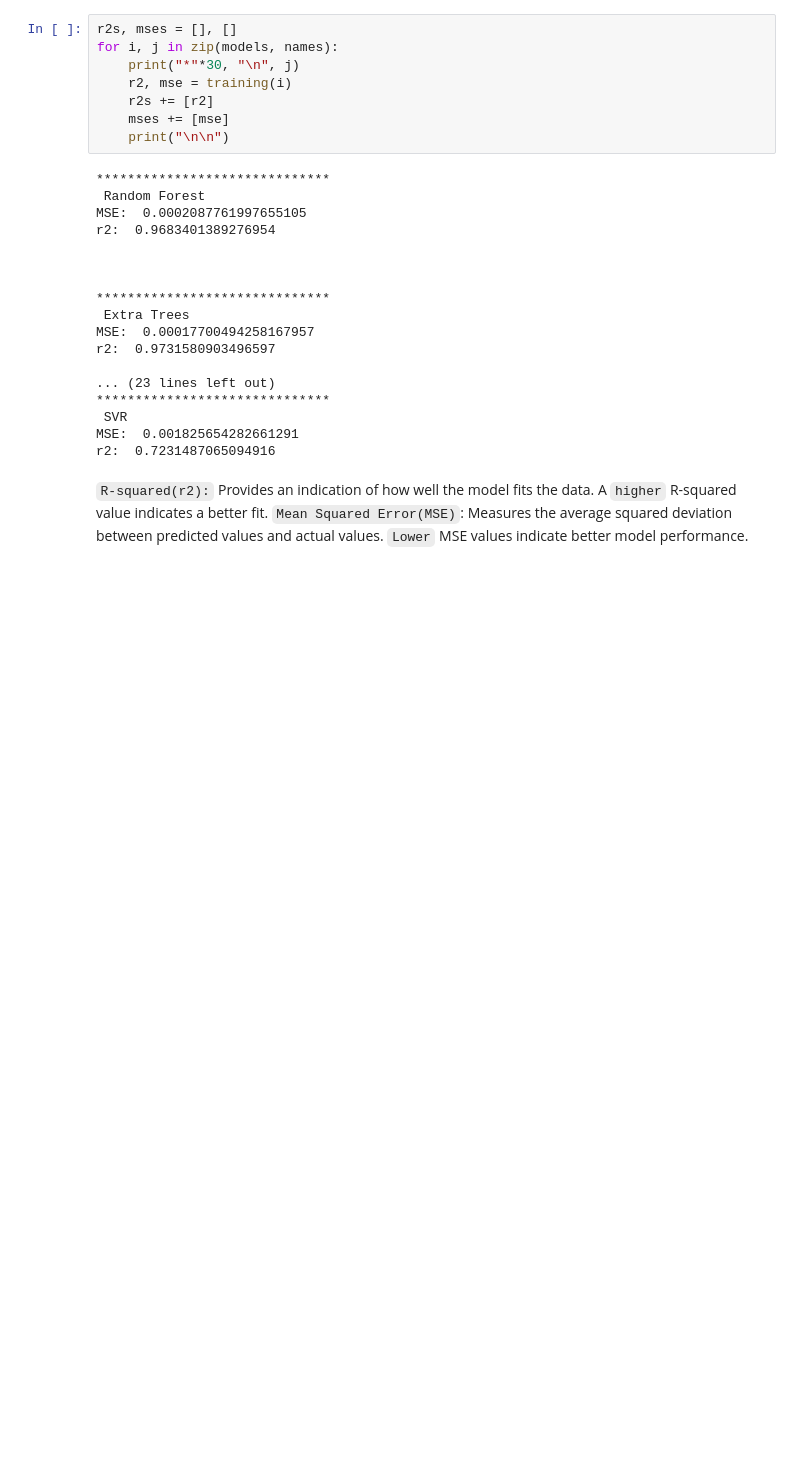
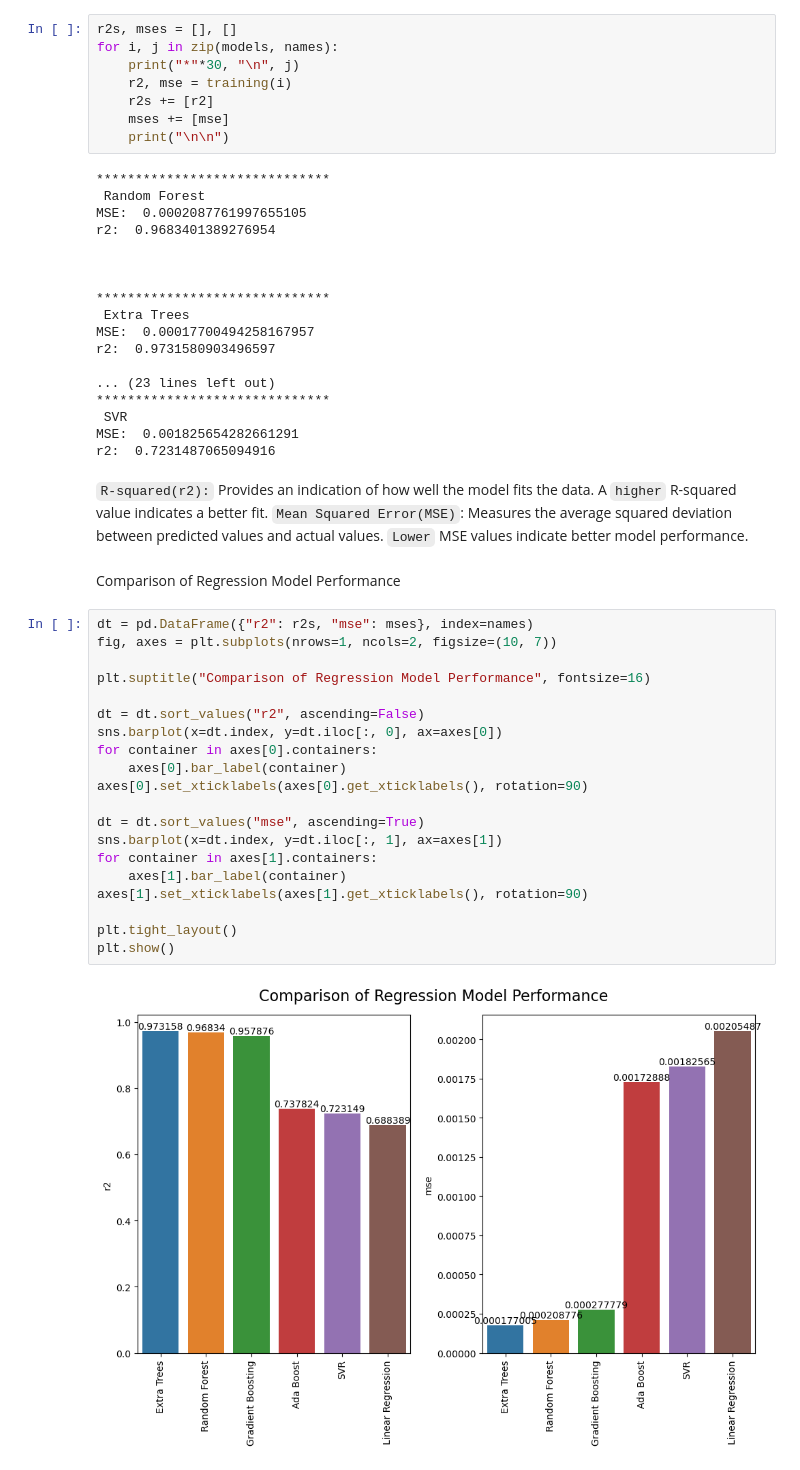
Before and after one commit to NANITH777/Car-Price-Prediction, a Jupyter notebook: car.ipynb, the cells around one changed output. Drawn from its saved outputs; the diff is of its cells as text; blank space fills up the shorter version.

Commit message:
Comparison of Regression Model Performance

```diff
--- a/car.ipynb
+++ b/car.ipynb
@@ -551,3 +551,27 @@ r2:  0.7231487065094916
 # %% [markdown]
 `R-squared(r2):` Provides an indication of how well the model fits the data. A `higher` R-squared value indicates a better fit.
 `Mean Squared Error(MSE)`: Measures the average squared deviation between predicted values and actual values. `Lower` MSE values indicate better model performance.
+# %% [markdown]
+Comparison of Regression Model Performance
+# %%
+dt = pd.DataFrame({"r2": r2s, "mse": mses}, index=names)
+fig, axes = plt.subplots(nrows=1, ncols=2, figsize=(10, 7))
+
+plt.suptitle("Comparison of Regression Model Performance", fontsize=16)
+
+dt = dt.sort_values("r2", ascending=False)
+sns.barplot(x=dt.index, y=dt.iloc[:, 0], ax=axes[0])
+for container in axes[0].containers:
+    axes[0].bar_label(container)
+axes[0].set_xticklabels(axes[0].get_xticklabels(), rotation=90)
+
+dt = dt.sort_values("mse", ascending=True)
+sns.barplot(x=dt.index, y=dt.iloc[:, 1], ax=axes[1])
+for container in axes[1].containers:
+    axes[1].bar_label(container)
+axes[1].set_xticklabels(axes[1].get_xticklabels(), rotation=90)
+
+plt.tight_layout()
+plt.show()
+# %% [output]
+[figure, added]
```
